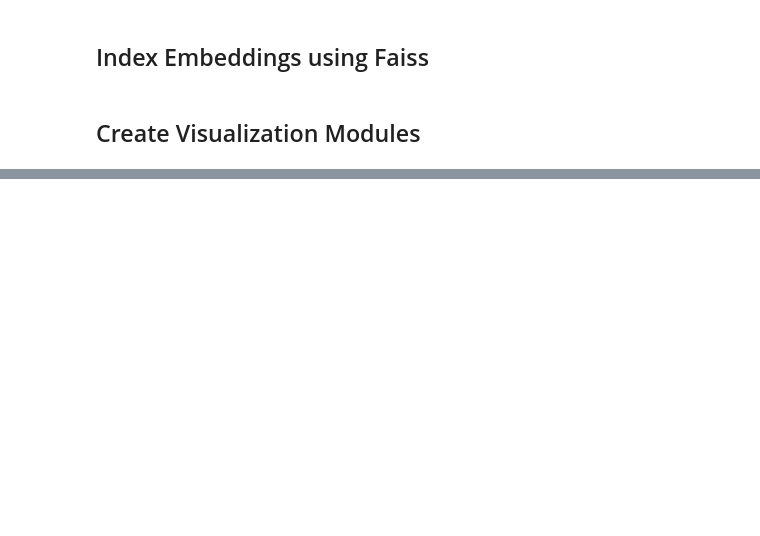
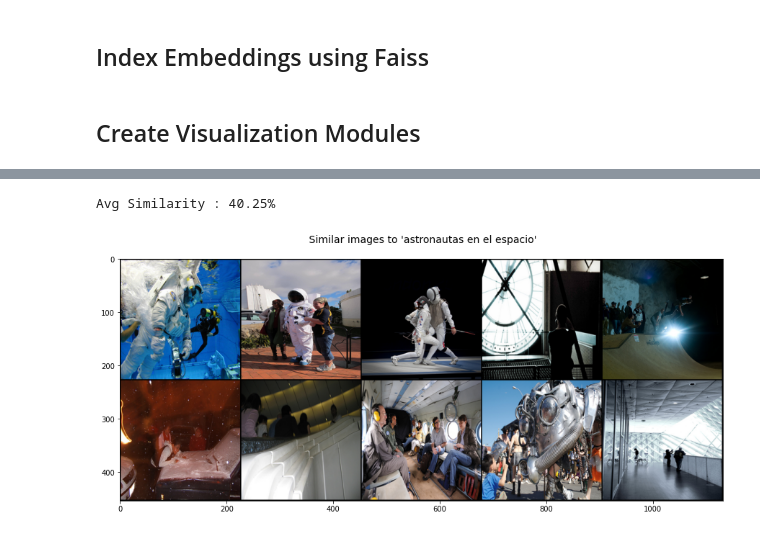
Before and after one commit to statscol/clip-fine-tuning, a Jupyter notebook: inference.ipynb, the cells around one changed output, grey strips where cells are left out. Cells and saved outputs as stored; diff of their text form; code cells hidden in the pictures; blank space fills up the shorter version.

```diff
--- a/inference.ipynb
+++ b/inference.ipynb
@@ -114,0 +153,6 @@ Avg Similarity : 31.12%
+# %%
+input_str="astronautas en el espacio"
+get_images(input_str)
+# %% [output]
+Avg Similarity : 40.25%
+[figure, added]
```
Also changed, not shown: parts of 10 cells of this notebook, 1 other file.
